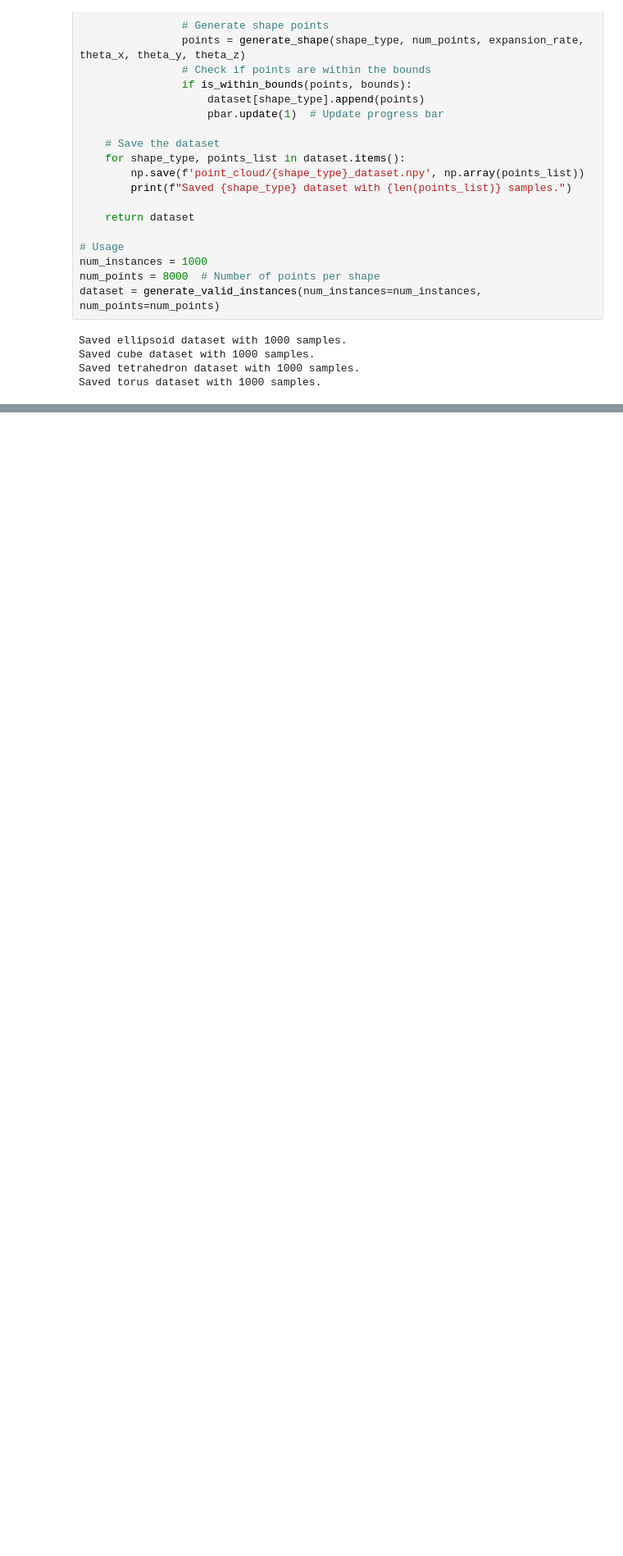
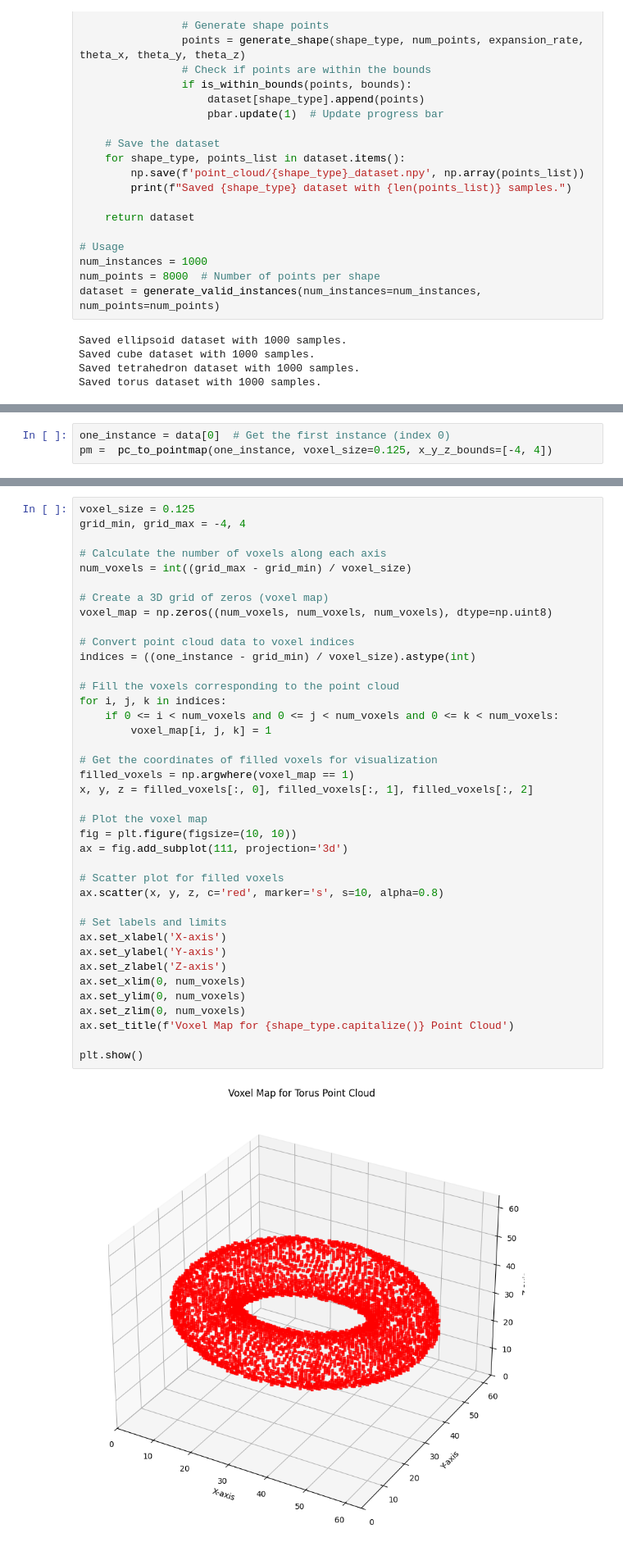
Before and after one commit to XUJIAZHANG2002/3d_generation, a Jupyter notebook: dataset/SimpleShapeDataset/generate_gm_data.ipynb, the cells around one changed output, grey strips where cells are left out. Shown at 82% size. Saved outputs shown, nothing was run; the diff lists cells and outputs as text; blank space fills up the shorter version.

```diff
--- a/dataset/SimpleShapeDataset/generate_gm_data.ipynb
+++ b/dataset/SimpleShapeDataset/generate_gm_data.ipynb
@@ -226,0 +230,3 @@ plt.show()
+# %%
+one_instance = data[0]  # Get the first instance (index 0)
+pm =  pc_to_pointmap(one_instance, voxel_size=0.125, x_y_z_bounds=[-4, 4])
@@ -226,0 +239,41 @@ plt.show()
+# %%
+voxel_size = 0.125
+grid_min, grid_max = -4, 4
+
+# Calculate the number of voxels along each axis
+num_voxels = int((grid_max - grid_min) / voxel_size)
+
+# Create a 3D grid of zeros (voxel map)
+voxel_map = np.zeros((num_voxels, num_voxels, num_voxels), dtype=np.uint8)
+
+# Convert point cloud data to voxel indices
+indices = ((one_instance - grid_min) / voxel_size).astype(int)
+
+# Fill the voxels corresponding to the point cloud
+for i, j, k in indices:
+    if 0 <= i < num_voxels and 0 <= j < num_voxels and 0 <= k < num_voxels:
+        voxel_map[i, j, k] = 1
+
+# Get the coordinates of filled voxels for visualization
+filled_voxels = np.argwhere(voxel_map == 1)
+x, y, z = filled_voxels[:, 0], filled_voxels[:, 1], filled_voxels[:, 2]
+
+# Plot the voxel map
+fig = plt.figure(figsize=(10, 10))
+ax = fig.add_subplot(111, projection='3d')
+
+# Scatter plot for filled voxels
+ax.scatter(x, y, z, c='red', marker='s', s=10, alpha=0.8)
+
+# Set labels and limits
+ax.set_xlabel('X-axis')
+ax.set_ylabel('Y-axis')
+ax.set_zlabel('Z-axis')
+ax.set_xlim(0, num_voxels)
+ax.set_ylim(0, num_voxels)
+ax.set_zlim(0, num_voxels)
+ax.set_title(f'Voxel Map for {shape_type.capitalize()} Point Cloud')
+
+plt.show()
+# %% [output]
+[figure, added]
```
Also changed, not shown: parts of 6 cells of this notebook, 1 other file.
